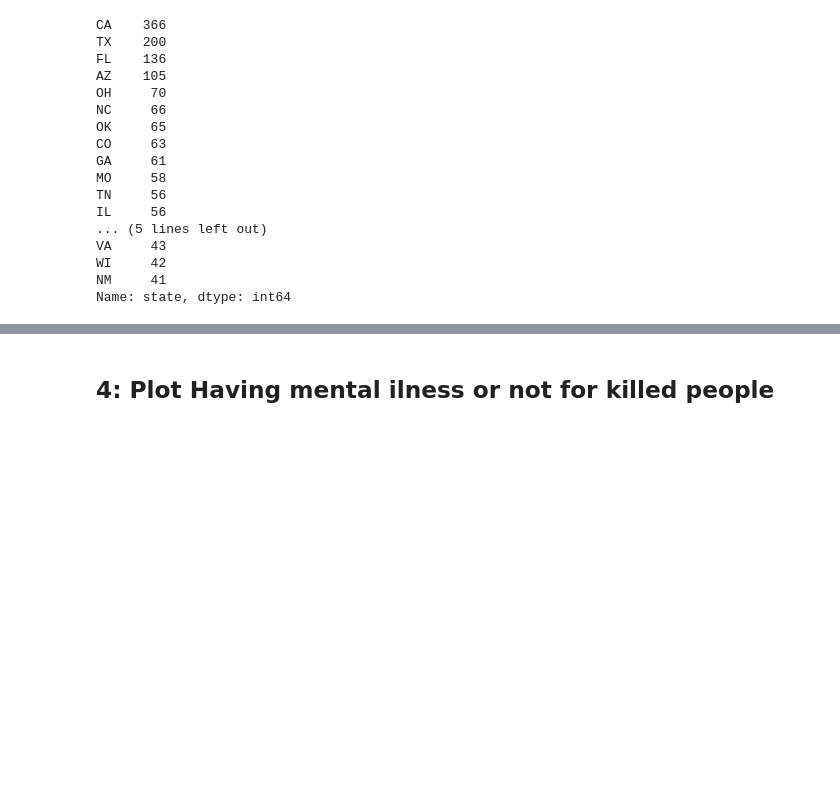
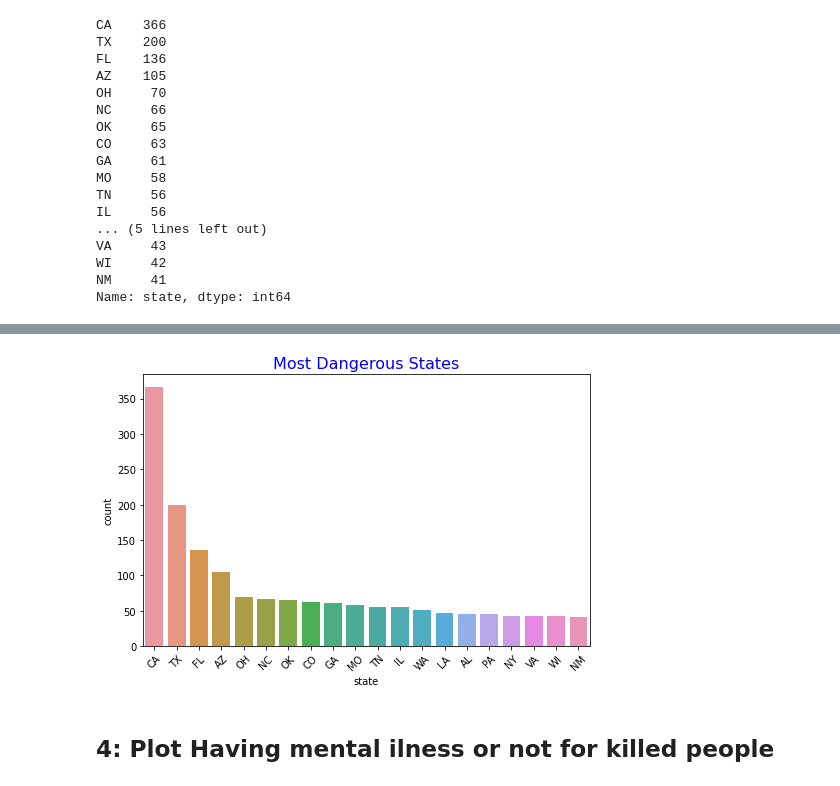
Before and after one commit to muhsinayaz/Assignment, a Jupyter notebook: 22-08-30/Assignment-2 (PoliceKillingUS-Seaborn) student.ipynb, the cells around one changed output, grey strips where cells are left out. Saved outputs shown, nothing was run; the diff lists cells and outputs as text; code cells hidden in the pictures; blank space fills up the shorter version.

```diff
--- a/22-08-30/Assignment-2 (PoliceKillingUS-Seaborn) student.ipynb
+++ b/22-08-30/Assignment-2 (PoliceKillingUS-Seaborn) student.ipynb
@@ -200,3 +173,10 @@ plt.xlim()
+# %%
+fig, ax = plt.subplots(figsize=(8,5))
+sns.countplot(kill["state"], order= kill.state.value_counts().iloc[:20].index)
+plt.xticks(rotation=45)
+plt.title("Most Dangerous States", color="b", size=16);
+# %% [output]
+[figure, added]
 # %% [markdown]
 ## 4: Plot Having mental ilness or not for killed people
 # %%
```
Also changed, not shown: parts of 12 cells of this notebook.
